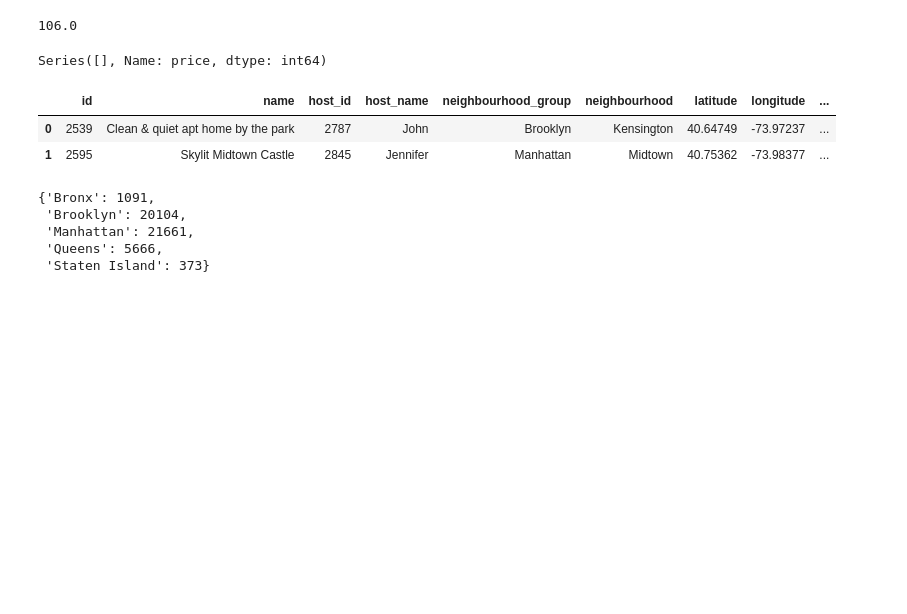
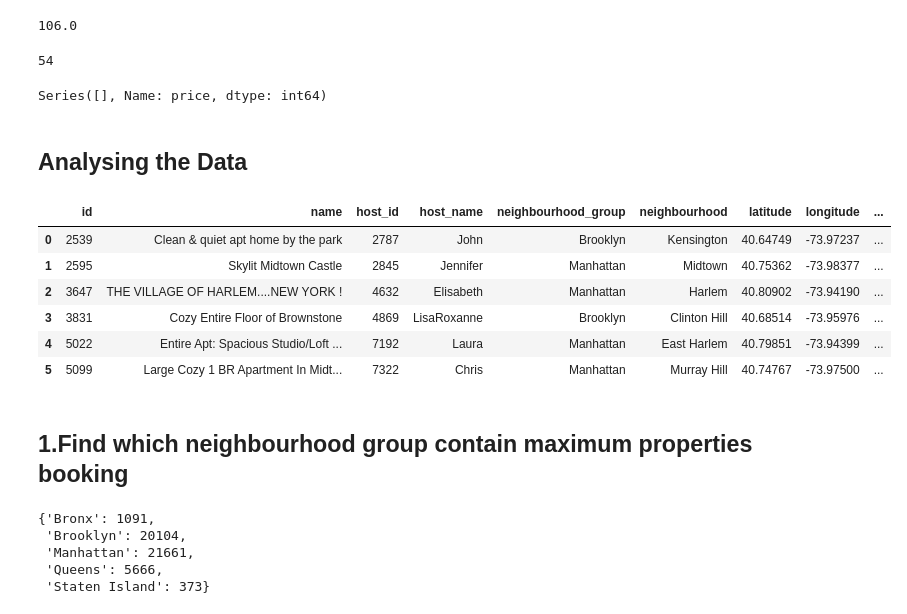
Before and after one commit to tarun422/AirBnb-Data-Analysis, a Jupyter notebook: AirBnb_Booking_Analysis.ipynb, the cells around one changed output. Cells and saved outputs as stored; diff of their text form; code cells hidden in the pictures; blank space fills up the shorter version.

Commit message:
Data Analysis On AirBnb DataSet

```diff
--- a/AirBnb_Booking_Analysis.ipynb
+++ b/AirBnb_Booking_Analysis.ipynb
@@ -304,4 +315,10 @@ numarical_columns=anb_df[['id','host_id','latitude','longitude','price','minimum
 anb_df['price'].median()
 # %% [output]
 106.0
+# %%
+# There are some very less price values for property in my opinion which may be not accurate
+
+print(anb_df.loc[anb_df['price']<20,'price'].count())
+# %% [output]
+54
 # %%
@@ -315,12 +331,20 @@ anb_df.loc[anb_df['price']<20,'price']=anb_df['price'].median()
 anb_df.loc[anb_df['price']<20,'price']
 # %% [output]
 Series([], Name: price, dtype: int64)
+# %% [markdown]
+## **Analysing the Data**
 # %%
 # let's take a look of dataset using loc method
 
-anb_df.loc[[0,1]]
+anb_df.loc[[0,1,2,3,4,5]]
 # %% [output]
 |  | id | name | host_id | host_name | neighbourhood_group | neighbourhood | latitude | longitude | ... |
 | 0 | 2539 | Clean & quiet apt home by the park | 2787 | John | Brooklyn | Kensington | 40.64749 | -73.97237 | ... |
 | 1 | 2595 | Skylit Midtown Castle | 2845 | Jennifer | Manhattan | Midtown | 40.75362 | -73.98377 | ... |
+| 2 | 3647 | THE VILLAGE OF HARLEM....NEW YORK ! | 4632 | Elisabeth | Manhattan | Harlem | 40.80902 | -73.94190 | ... |
+| 3 | 3831 | Cozy Entire Floor of Brownstone | 4869 | LisaRoxanne | Brooklyn | Clinton Hill | 40.68514 | -73.95976 | ... |
+| 4 | 5022 | Entire Apt: Spacious Studio/Loft ... | 7192 | Laura | Manhattan | East Harlem | 40.79851 | -73.94399 | ... |
+| 5 | 5099 | Large Cozy 1 BR Apartment In Midt... | 7322 | Chris | Manhattan | Murray Hill | 40.74767 | -73.97500 | ... |
+# %% [markdown]
+## 1.Find which neighbourhood group contain maximum properties booking
 # %%
```
Also changed, not shown: parts of 23 cells of this notebook.
